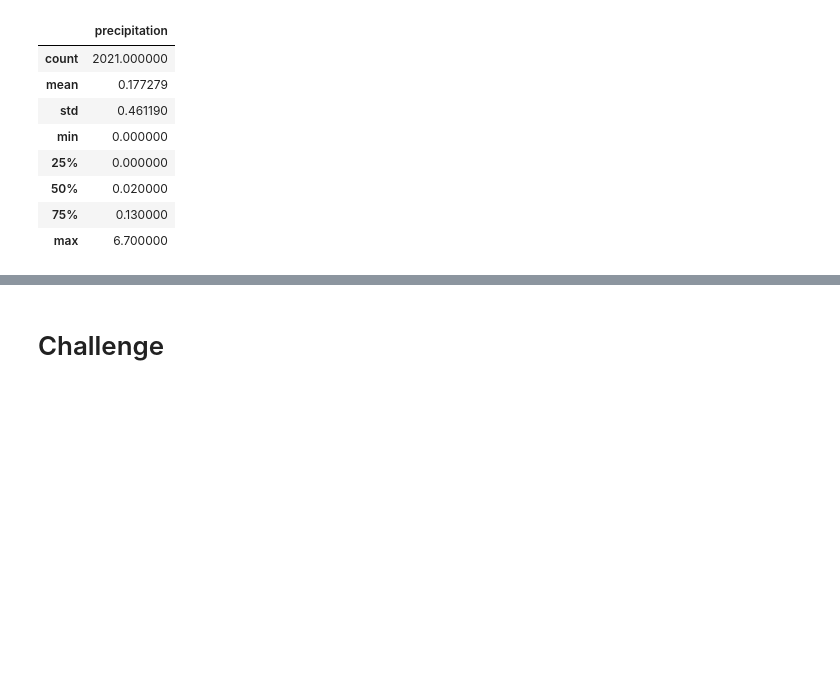
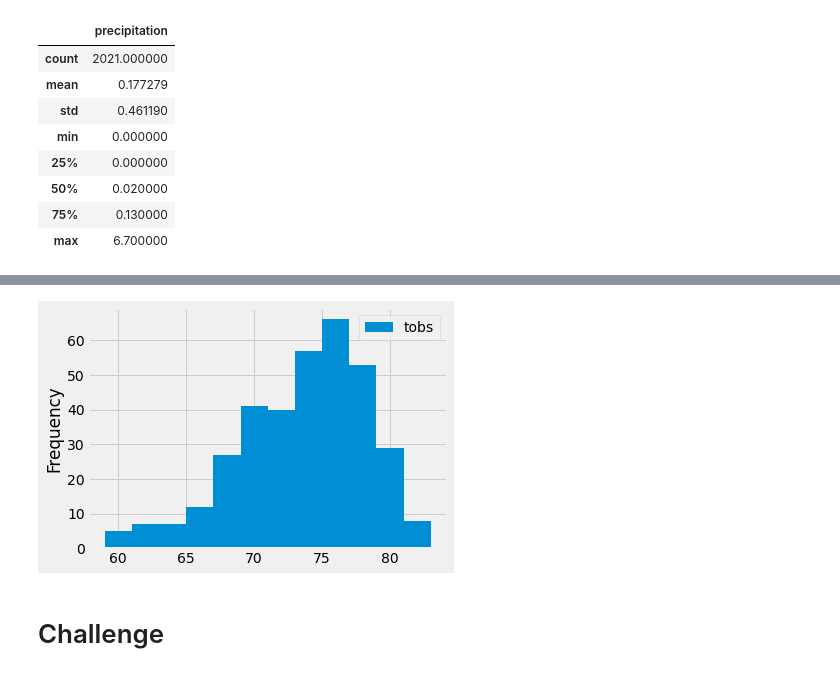
Before and after one commit to lingumd/surfs_up, a Jupyter notebook: climate_analysis.ipynb, the cells around one changed output, grey strips where cells are left out. Drawn from its saved outputs; the diff is of its cells as text; code cells hidden in the pictures; blank space fills up the shorter version.

Commit message:
Updating climate_analysis.ipynb to include more queries and plots.

```diff
--- a/climate_analysis.ipynb
+++ b/climate_analysis.ipynb
@@ -110,3 +130,11 @@ df.describe()
 # %%
 # Choose the station with the highest number of temperature observations.
 # Query the last 12 months of temperature observation data for this station and plot the results as a histogram
+results = session.query(Measurement.tobs).\
+            filter(Measurement.station == 'USC00519281').\
+            filter(Measurement.date >= prev_year).all()
+
+# print(results)
+
+df = pd.DataFrame(results, columns=['tobs'])
+df
@@ -113,3 +155,11 @@ df.describe()
+# %%
+# Divide temperature observations into 12 different bins and display data in a histogram.
+df.plot.hist(bins=12)
+
+# Compress the x-axis labels so that they fit into the box holding our plot.
+plt.tight_layout()
+# %% [output]
+[figure, added]
 # %%
 # Write a function called `calc_temps` that will accept start date and end date in the format '%Y-%m-%d'
 # and return the minimum, average, and maximum temperatures for that range of dates
```
Also changed, not shown: parts of 4 cells of this notebook.
